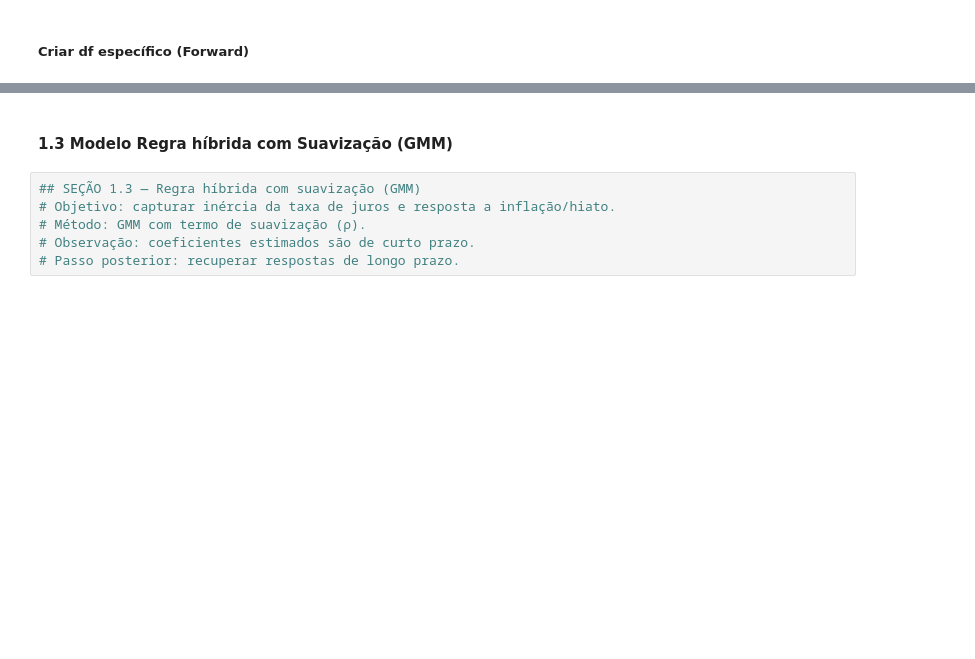
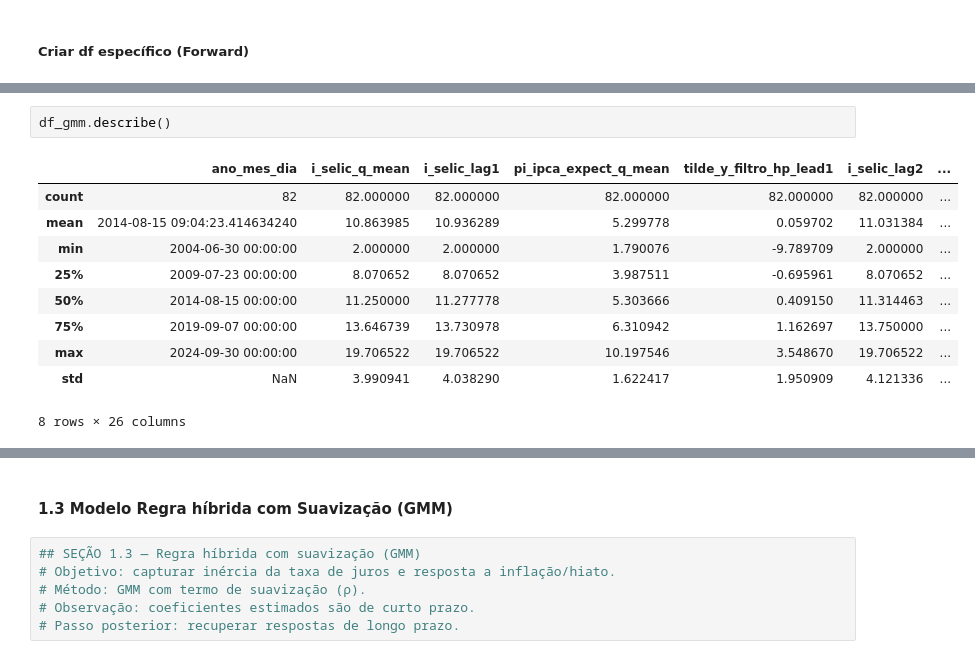
Before and after one commit to fernandovieira1/brazil-taylor-determinacy, a Jupyter notebook: scripts/modelos_secao_6.ipynb, the cells around one changed output, grey strips where cells are left out. Saved outputs shown, nothing was run; the diff lists cells and outputs as text; blank space fills up the shorter version.

```diff
--- a/scripts/modelos_secao_6.ipynb
+++ b/scripts/modelos_secao_6.ipynb
@@ -1763,0 +2039,13 @@ print(model_mqo.summary())
+# %%
+df_gmm.describe()
+# %% [output]
+|  | ano_mes_dia | i_selic_q_mean | i_selic_lag1 | pi_ipca_expect_q_mean | tilde_y_filtro_hp_lead1 | i_selic_lag2 | ... |
+| count | 82 | 82.000000 | 82.000000 | 82.000000 | 82.000000 | 82.000000 | ... |
+| mean | 2014-08-15 09:04:23.414634240 | 10.863985 | 10.936289 | 5.299778 | 0.059702 | 11.031384 | ... |
+| min | 2004-06-30 00:00:00 | 2.000000 | 2.000000 | 1.790076 | -9.789709 | 2.000000 | ... |
+| 25% | 2009-07-23 00:00:00 | 8.070652 | 8.070652 | 3.987511 | -0.695961 | 8.070652 | ... |
+| 50% | 2014-08-15 00:00:00 | 11.250000 | 11.277778 | 5.303666 | 0.409150 | 11.314463 | ... |
+| 75% | 2019-09-07 00:00:00 | 13.646739 | 13.730978 | 6.310942 | 1.162697 | 13.750000 | ... |
+| max | 2024-09-30 00:00:00 | 19.706522 | 19.706522 | 10.197546 | 3.548670 | 19.706522 | ... |
+| std | NaN | 3.990941 | 4.038290 | 1.622417 | 1.950909 | 4.121336 | ... |
+8 rows × 26 columns
```
Also changed, not shown: parts of 51 cells of this notebook, 5 other files.
